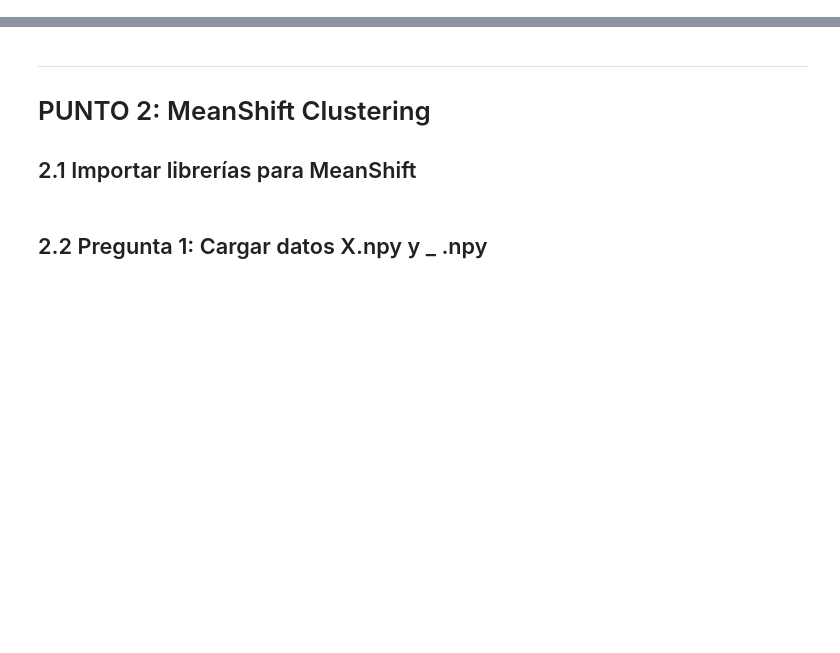
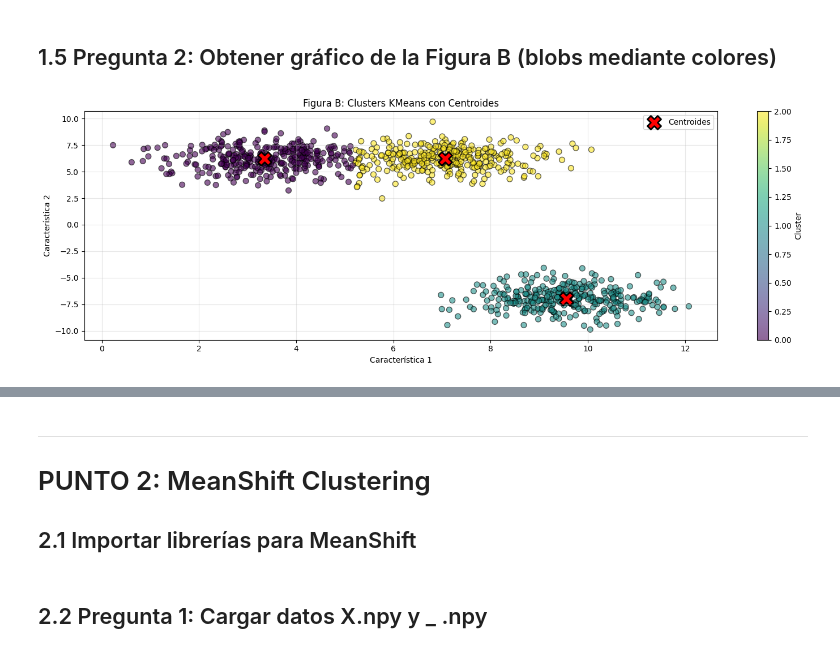
Before and after one commit to RCarrascoO/machine-learning-kalman-labs, a Jupyter notebook: notebooks/parte_a.ipynb, the cells around one changed output, grey strips where cells are left out. Cells and saved outputs as stored; diff of their text form; code cells hidden in the pictures; blank space fills up the shorter version.

```diff
--- a/notebooks/parte_a.ipynb
+++ b/notebooks/parte_a.ipynb
@@ -0,0 +65,16 @@
+# %%
+# Crear y entrenar el modelo KMeans
+kmeans = KMeansModel(n_clusters=3, random_state=42)
+kmeans.fit(A)
+
+# Obtener resultados
+centroids = kmeans.get_centroids()
+predicted_labels = kmeans.get_labels()
+
+print("✅ Modelo KMeans entrenado")
+print(f"\nInformación del modelo:")
+info = kmeans.get_info()
+for key, value in info.items():
+    print(f"  {key}: {value}")
+print(f"\nCentroides del modelo:")
+print(centroids)
@@ -0,0 +95,9 @@
+# %% [markdown]
+## 1.5 Pregunta 2: Obtener gráfico de la Figura B (blobs mediante colores)
+# %%
+# Graficar clusters con centroides (con marcador de Estrella)
+Visualizer.plot_2d_clusters(A, predicted_labels, centroids,
+                            title="Figura B: Clusters KMeans con Centroides")
+plt.show()
+# %% [output]
+[figure, added]
```
Also changed, not shown: parts of 38 cells of this notebook, 1 other file.
